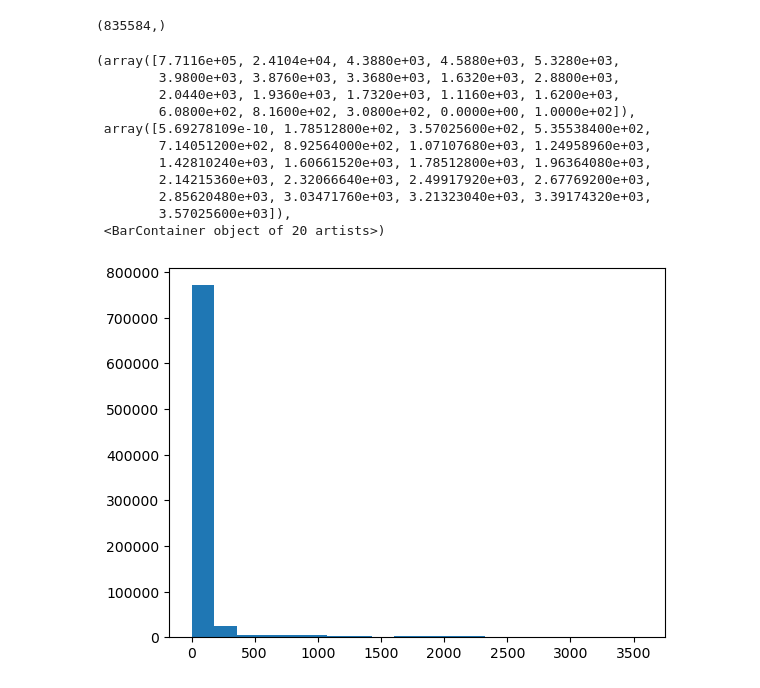
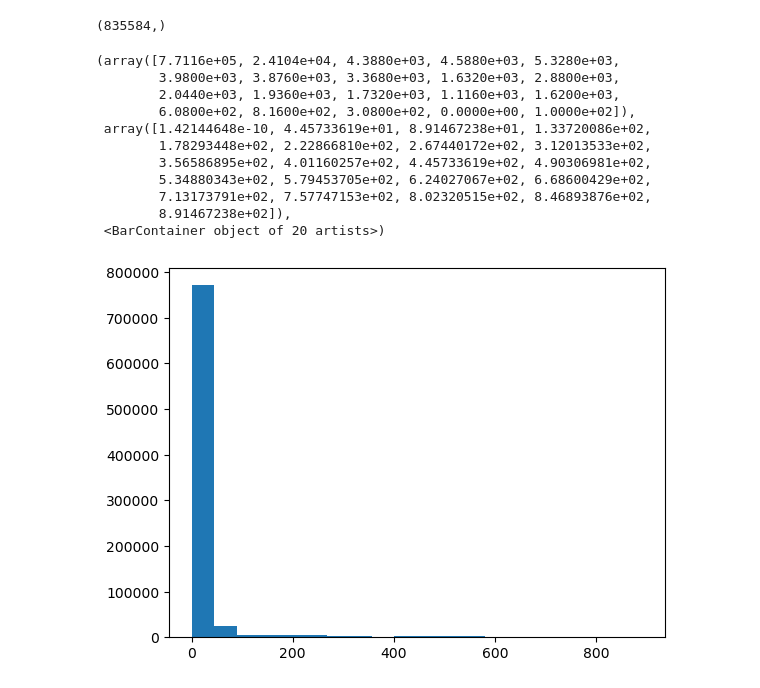
Before and after one commit to MalAstronomy/Highres, a Jupyter notebook: added_scripts/data_check.ipynb, the cells around one changed output. Saved outputs shown, nothing was run; the diff lists cells and outputs as text; code cells hidden in the pictures.

```diff
--- a/added_scripts/data_check.ipynb
+++ b/added_scripts/data_check.ipynb
@@ -52,9 +65,12 @@ plt.vlines(1.60889783e+02, 0, 850000, color='black')
 trainset_old = H5Dataset(datapath_old / 'train.h5')
 m_old = []
 # %%
-for theta, x in trainset_old:
-    # print(x.size())
-    m_old.append(x[0].mean())
+# for theta, x in trainset_old:
+#     # print(x.size())
+#     m_old.append(x[0].mean())
+
+# np.savetxt('spectral_mean_old.csv', m_old)
+m_old = np.loadtxt('spectral_mean_old.csv')
 # %%
 np.shape(m_old)
 # %% [output]
@@ -65,17 +78,17 @@ m_old = np.loadtxt('spectral_mean_old.csv')
 # %%
-plt.hist(m_old/1e4, bins=20)
+plt.hist(m_old*d.flux_scaling, bins=20)
 # %% [output]
 (array([7.7116e+05, 2.4104e+04, 4.3880e+03, 4.5880e+03, 5.3280e+03,
         3.9800e+03, 3.8760e+03, 3.3680e+03, 1.6320e+03, 2.8800e+03,
         2.0440e+03, 1.9360e+03, 1.7320e+03, 1.1160e+03, 1.6200e+03,
         6.0800e+02, 8.1600e+02, 3.0800e+02, 0.0000e+00, 1.0000e+02]),
- array([5.69278109e-10, 1.78512800e+02, 3.57025600e+02, 5.35538400e+02,
-        7.14051200e+02, 8.92564000e+02, 1.07107680e+03, 1.24958960e+03,
-        1.42810240e+03, 1.60661520e+03, 1.78512800e+03, 1.96364080e+03,
-        2.14215360e+03, 2.32066640e+03, 2.49917920e+03, 2.67769200e+03,
-        2.85620480e+03, 3.03471760e+03, 3.21323040e+03, 3.39174320e+03,
-        3.57025600e+03]),
+ array([1.42144648e-10, 4.45733619e+01, 8.91467238e+01, 1.33720086e+02,
+        1.78293448e+02, 2.22866810e+02, 2.67440172e+02, 3.12013533e+02,
+        3.56586895e+02, 4.01160257e+02, 4.45733619e+02, 4.90306981e+02,
+        5.34880343e+02, 5.79453705e+02, 6.24027067e+02, 6.68600429e+02,
+        7.13173791e+02, 7.57747153e+02, 8.02320515e+02, 8.46893876e+02,
+        8.91467238e+02]),
  <BarContainer object of 20 artists>)
-[figure, old version]
+[figure, new version]
 # %%
 d = Data()
```
Also changed, not shown: parts of 13 cells of this notebook, 7 other files.
